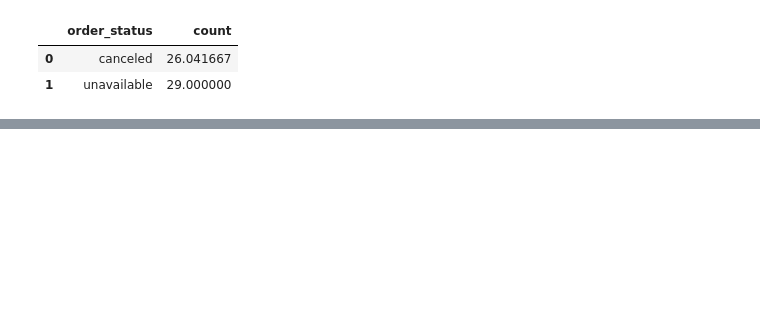
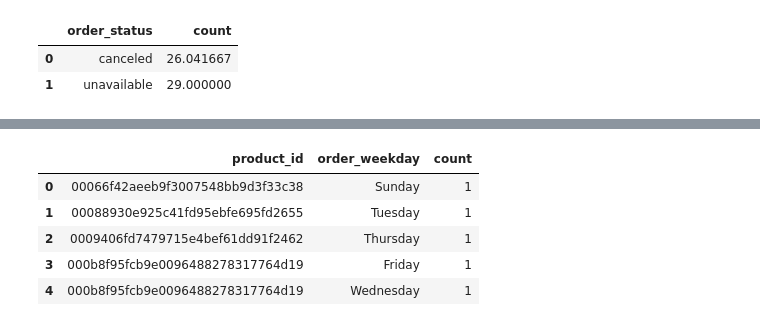
Before and after one commit to dashkinoy/project_ecommerce, a Jupyter notebook: analyze_orders.ipynb, the cells around one changed output, grey strips where cells are left out. Drawn from its saved outputs; the diff is of its cells as text; code cells hidden in the pictures; blank space fills up the shorter version.

```diff
--- a/analyze_orders.ipynb
+++ b/analyze_orders.ipynb
@@ -132,0 +132,2 @@ df_grouped_month.groupby(['order_status']).mean().reset_index()
+# %%
+df_orders_items = df_orders.merge(df_items, on = 'order_id')
@@ -132,0 +162,9 @@ df_grouped_month.groupby(['order_status']).mean().reset_index()
+# %%
+df_orders_items_weekday.head()
+# %% [output]
+|  | product_id | order_weekday | count |
+| 0 | 00066f42aeeb9f3007548bb9d3f33c38 | Sunday | 1 |
+| 1 | 00088930e925c41fd95ebfe695fd2655 | Tuesday | 1 |
+| 2 | 0009406fd7479715e4bef61dd91f2462 | Thursday | 1 |
+| 3 | 000b8f95fcb9e0096488278317764d19 | Friday | 1 |
+| 4 | 000b8f95fcb9e0096488278317764d19 | Wednesday | 1 |
```
Also changed, not shown: parts of 10 cells of this notebook.
